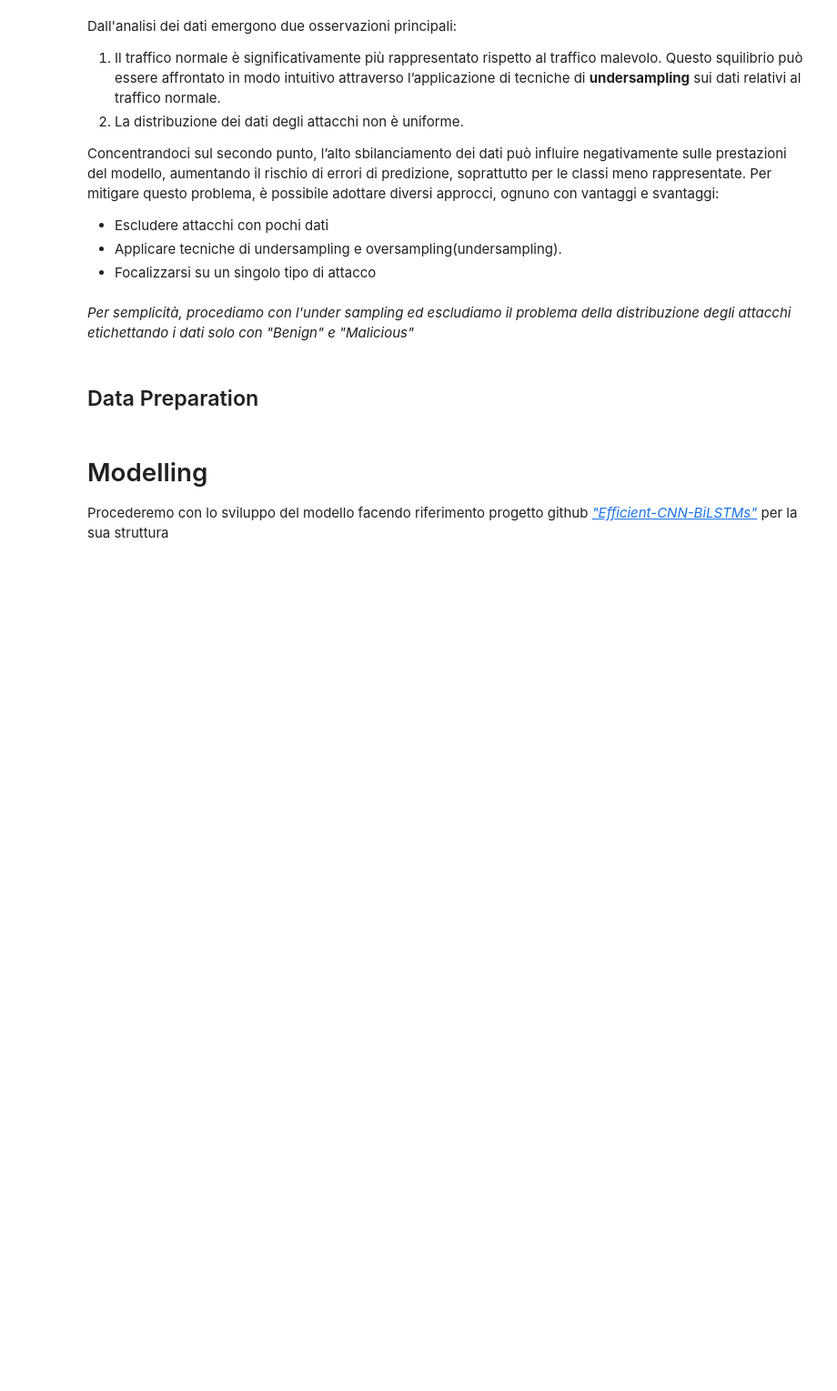
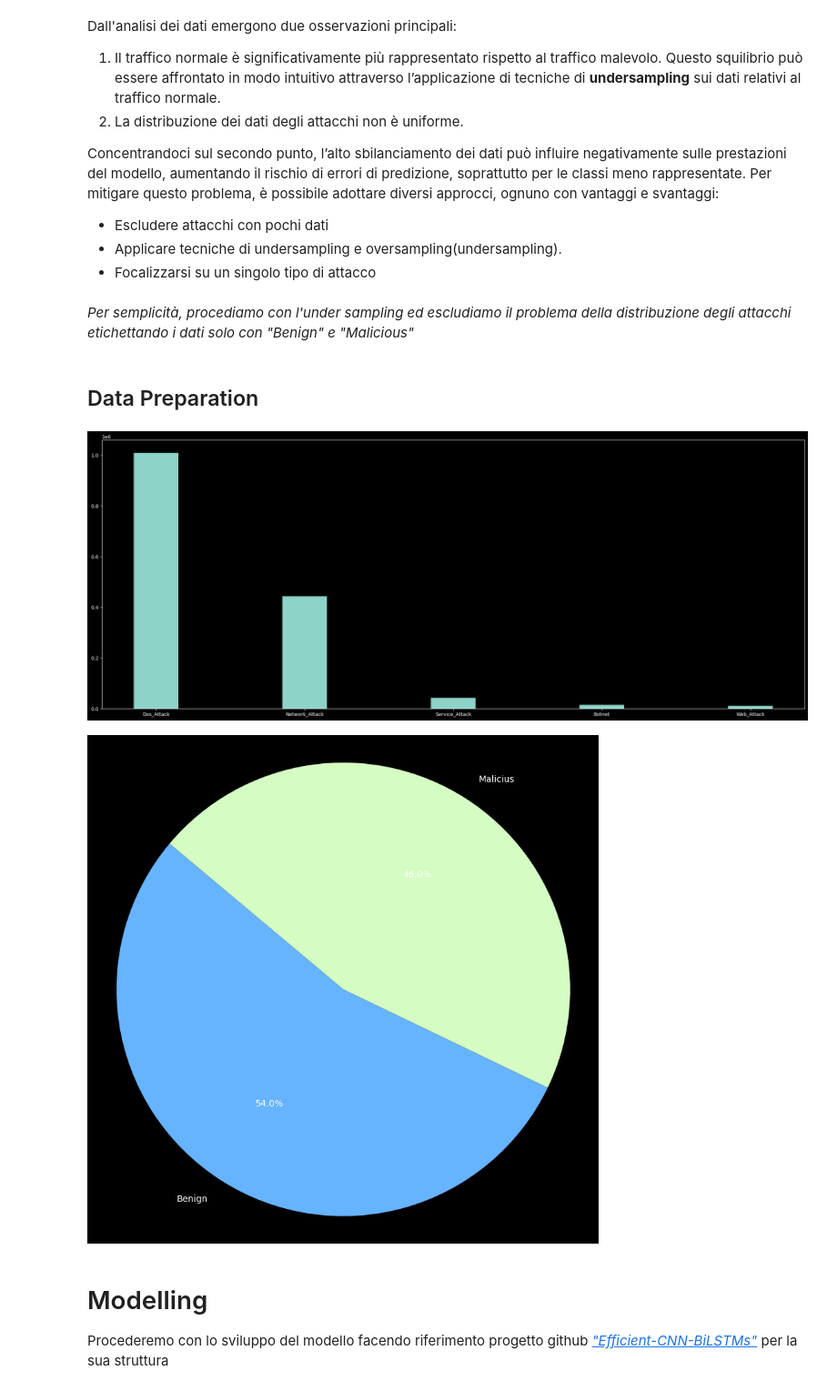
Before and after one commit to jose-sgariglia/Barad-dur, a Jupyter notebook: main.ipynb, the cells around one changed output. Shown: that part at 91% size. Saved outputs shown, nothing was run; the diff lists cells and outputs as text; code cells hidden in the pictures; blank space fills up the shorter version.

```diff
--- a/main.ipynb
+++ b/main.ipynb
@@ -197,0 +185,29 @@ with plt.style.context('dark_background'):
+# %%
+# Data Balancing
+
+def balance_data(dataset: pd.DataFrame) -> pd.DataFrame:
+    """
+    Balances the given dataset by upsampling the minority class.
+
+    :param pd.DataFrame dataset: The dataset to balance.
+    :return: The balanced dataset.
+    """
+
+    benign_data = dataset[dataset['label'].isin(BENIGN_LABEL)]
+    malicious_data = dataset[~dataset['label'].isin(BENIGN_LABEL)]
+
+
+    malicious_data = resample(malicious_data, replace=True, n_samples=len(benign_data), random_state=42)
+    dataset = pd.concat([benign_data, malicious_data])
+
+    return dataset
+
+dataset = balance_data(dataset)
+# %%
+# Data Plotting after Data Cleaning and Unbalancing
+
+plot_attack_distribution(dataset)
+plot_distribution(dataset)
+# %% [output]
+[figure, added]
+[figure, added]
```
Also changed, not shown: parts of 8 cells of this notebook.
